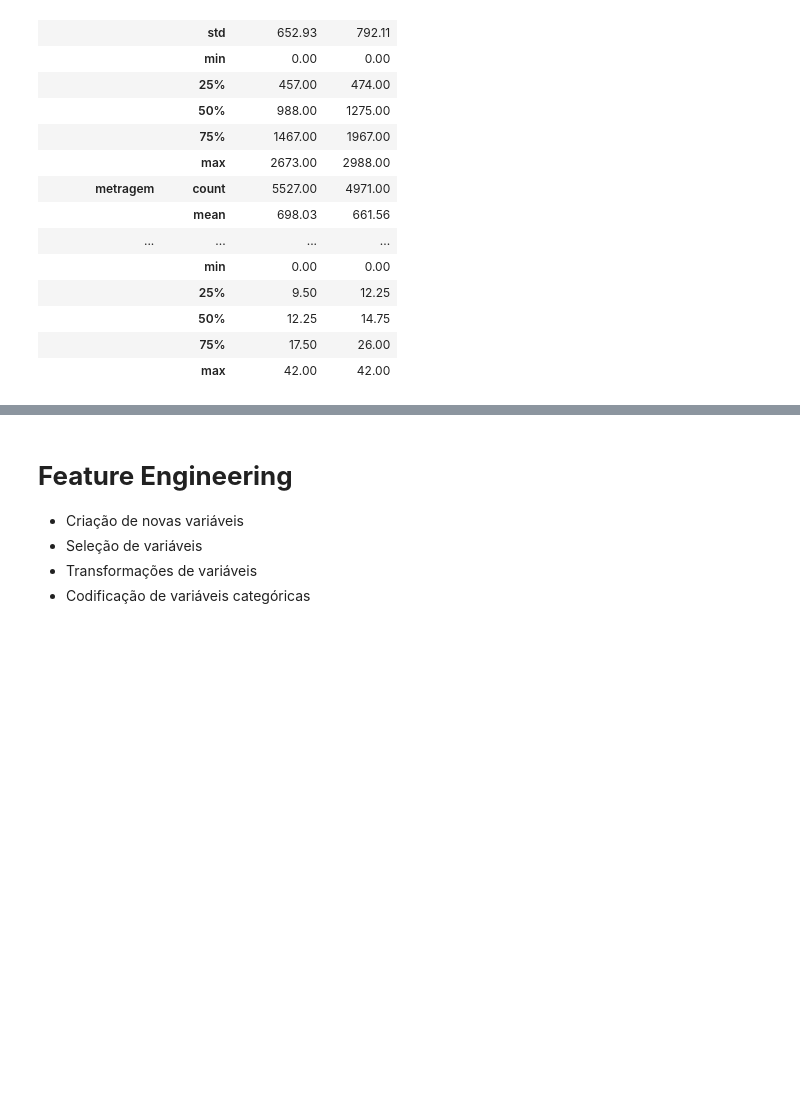
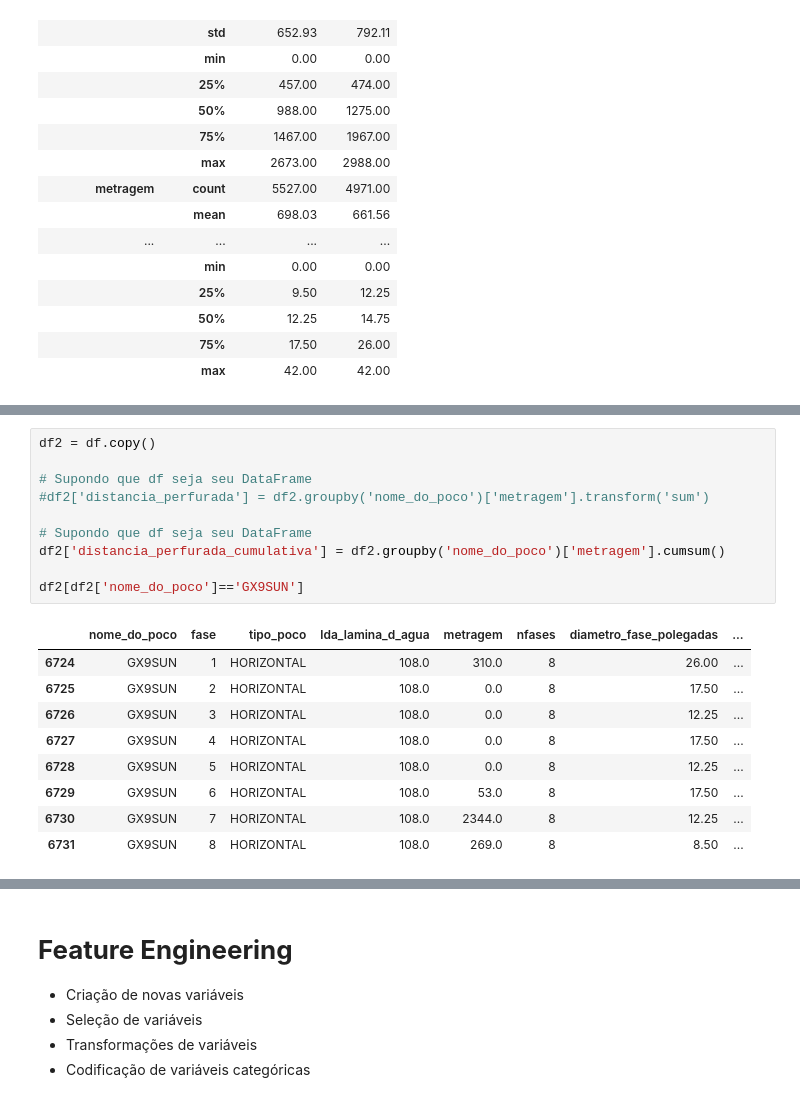
Before and after one commit to joaomj/oilfields, a Jupyter notebook: notebook.ipynb, the cells around one changed output, grey strips where cells are left out. Cells and saved outputs as stored; diff of their text form; blank space fills up the shorter version.

```diff
--- a/notebook.ipynb
+++ b/notebook.ipynb
@@ -498,0 +610,20 @@ transposed_df
+# %%
+df2 = df.copy()
+
+# Supondo que df seja seu DataFrame
+#df2['distancia_perfurada'] = df2.groupby('nome_do_poco')['metragem'].transform('sum')
+
+# Supondo que df seja seu DataFrame
+df2['distancia_perfurada_cumulativa'] = df2.groupby('nome_do_poco')['metragem'].cumsum()
+
+df2[df2['nome_do_poco']=='GX9SUN']
+# %% [output]
+|  | nome_do_poco | fase | tipo_poco | lda_lamina_d_agua | metragem | nfases | diametro_fase_polegadas | ... |
+| 6724 | GX9SUN | 1 | HORIZONTAL | 108.0 | 310.0 | 8 | 26.00 | ... |
+| 6725 | GX9SUN | 2 | HORIZONTAL | 108.0 | 0.0 | 8 | 17.50 | ... |
+| 6726 | GX9SUN | 3 | HORIZONTAL | 108.0 | 0.0 | 8 | 12.25 | ... |
+| 6727 | GX9SUN | 4 | HORIZONTAL | 108.0 | 0.0 | 8 | 17.50 | ... |
+| 6728 | GX9SUN | 5 | HORIZONTAL | 108.0 | 0.0 | 8 | 12.25 | ... |
+| 6729 | GX9SUN | 6 | HORIZONTAL | 108.0 | 53.0 | 8 | 17.50 | ... |
+| 6730 | GX9SUN | 7 | HORIZONTAL | 108.0 | 2344.0 | 8 | 12.25 | ... |
+| 6731 | GX9SUN | 8 | HORIZONTAL | 108.0 | 269.0 | 8 | 8.50 | ... |
```
Also changed, not shown: parts of 17 cells of this notebook.
